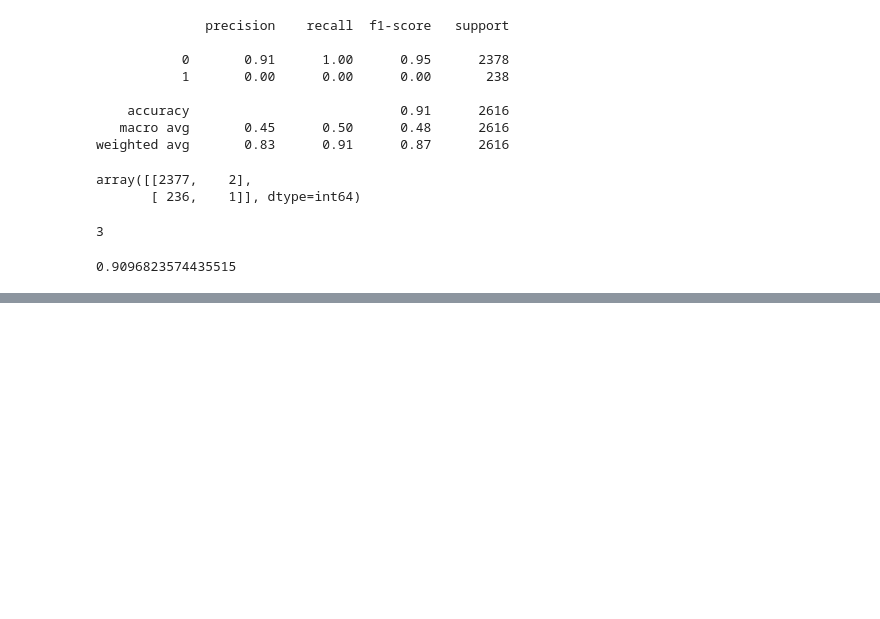
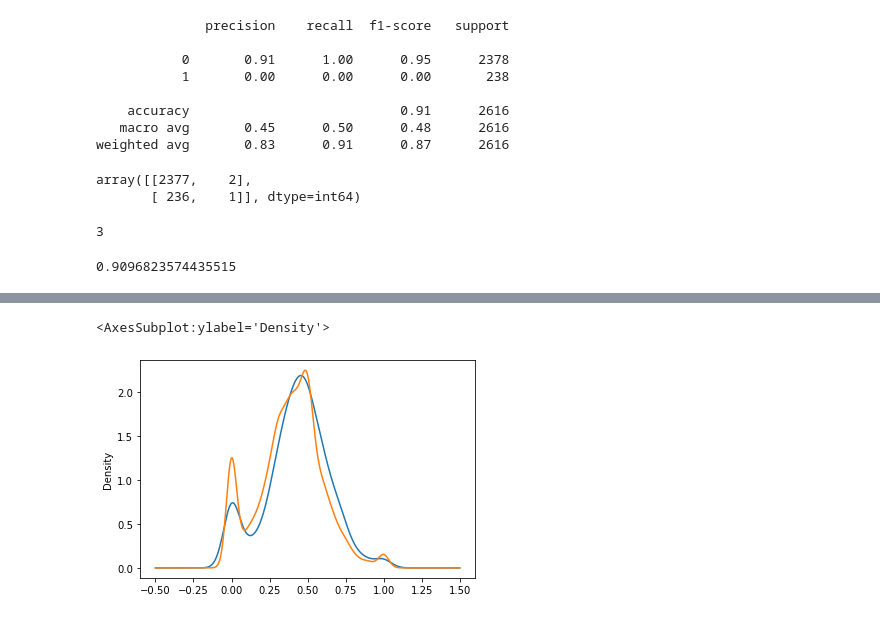
Before and after one commit to patoba/Patronizing_and_Condescending_Language_Detection, a Jupyter notebook: prueba_general.ipynb, the cells around one changed output, grey strips where cells are left out. Drawn from its saved outputs; the diff is of its cells as text; code cells hidden in the pictures; blank space fills up the shorter version.

```diff
--- a/prueba_general.ipynb
+++ b/prueba_general.ipynb
@@ -112,0 +221,6 @@ sum(labels)
+# %%
+    data_label_cond['subjectivity'].plot.kde()
+    data_label_sin.subjectivity.plot.kde()
+# %% [output]
+<AxesSubplot:ylabel='Density'>
+[figure, added]
```
Also changed, not shown: parts of 26 cells of this notebook.
